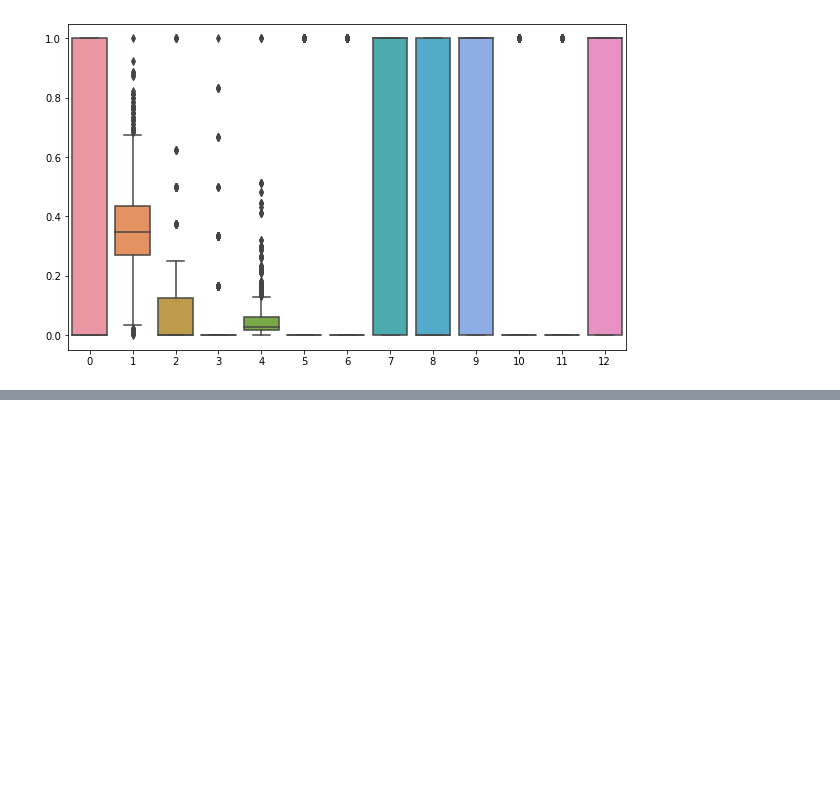
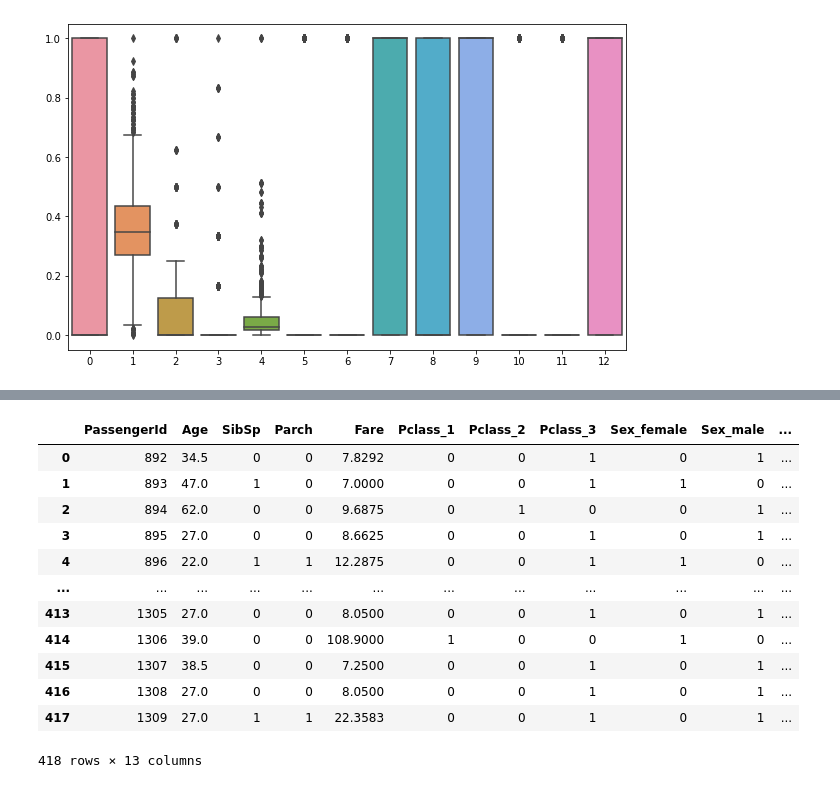
Before and after one commit to douglasfdantas/Python, a Jupyter notebook: Titanic/TitanicSurvivors.ipynb, the cells around one changed output, grey strips where cells are left out. Drawn from its saved outputs; the diff is of its cells as text; code cells hidden in the pictures; blank space fills up the shorter version.

```diff
--- a/Titanic/TitanicSurvivors.ipynb
+++ b/Titanic/TitanicSurvivors.ipynb
@@ -671,0 +770,5 @@ pip_minmax_svm.score(X_teste, Y_teste)
+# %%
+# Definindo os valores substitutos
+# Age: mediana, Cabin: 0 (significando "sem número"), Embarked: moda
+values = {'Age': test.Age.median(), 'Fare': test.Fare.median(), 'Cabin': 0}
+values
@@ -671,0 +777,3 @@ pip_minmax_svm.score(X_teste, Y_teste)
+# %%
+# Preenchendo missing values com os valores do dict values
+test.fillna(value=values, inplace=True)
@@ -671,0 +795,22 @@ pip_minmax_svm.score(X_teste, Y_teste)
+# %%
+# Excluindo colunas
+test.drop(["Ticket", "Cabin"], 1, inplace=True)
+# %%
+# Modificando variáveis categóricas
+test = pd.get_dummies(data = test, columns = ['Pclass', 'Sex', 'Embarked'])
+# %%
+test
+# %% [output]
+|  | PassengerId | Age | SibSp | Parch | Fare | Pclass_1 | Pclass_2 | Pclass_3 | Sex_female | Sex_male | ... |
+| 0 | 892 | 34.5 | 0 | 0 | 7.8292 | 0 | 0 | 1 | 0 | 1 | ... |
+| 1 | 893 | 47.0 | 1 | 0 | 7.0000 | 0 | 0 | 1 | 1 | 0 | ... |
+| 2 | 894 | 62.0 | 0 | 0 | 9.6875 | 0 | 1 | 0 | 0 | 1 | ... |
+| 3 | 895 | 27.0 | 0 | 0 | 8.6625 | 0 | 0 | 1 | 0 | 1 | ... |
+| 4 | 896 | 22.0 | 1 | 1 | 12.2875 | 0 | 0 | 1 | 1 | 0 | ... |
+| ... | ... | ... | ... | ... | ... | ... | ... | ... | ... | ... | ... |
+| 413 | 1305 | 27.0 | 0 | 0 | 8.0500 | 0 | 0 | 1 | 0 | 1 | ... |
+| 414 | 1306 | 39.0 | 0 | 0 | 108.9000 | 1 | 0 | 0 | 1 | 0 | ... |
+| 415 | 1307 | 38.5 | 0 | 0 | 7.2500 | 0 | 0 | 1 | 0 | 1 | ... |
+| 416 | 1308 | 27.0 | 0 | 0 | 8.0500 | 0 | 0 | 1 | 0 | 1 | ... |
+| 417 | 1309 | 27.0 | 1 | 1 | 22.3583 | 0 | 0 | 1 | 0 | 1 | ... |
+418 rows × 13 columns
```
Also changed, not shown: parts of 58 cells of this notebook.
